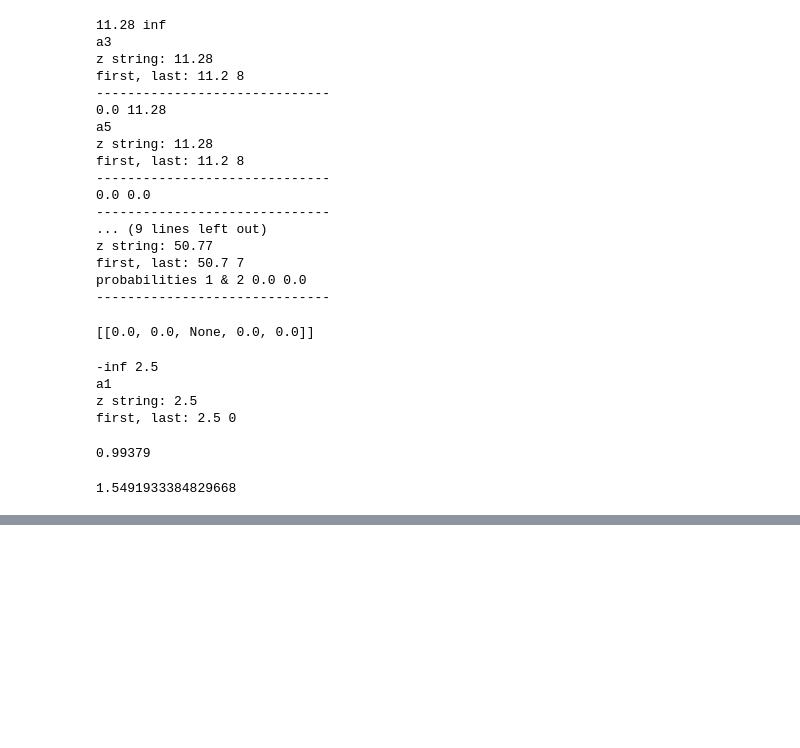
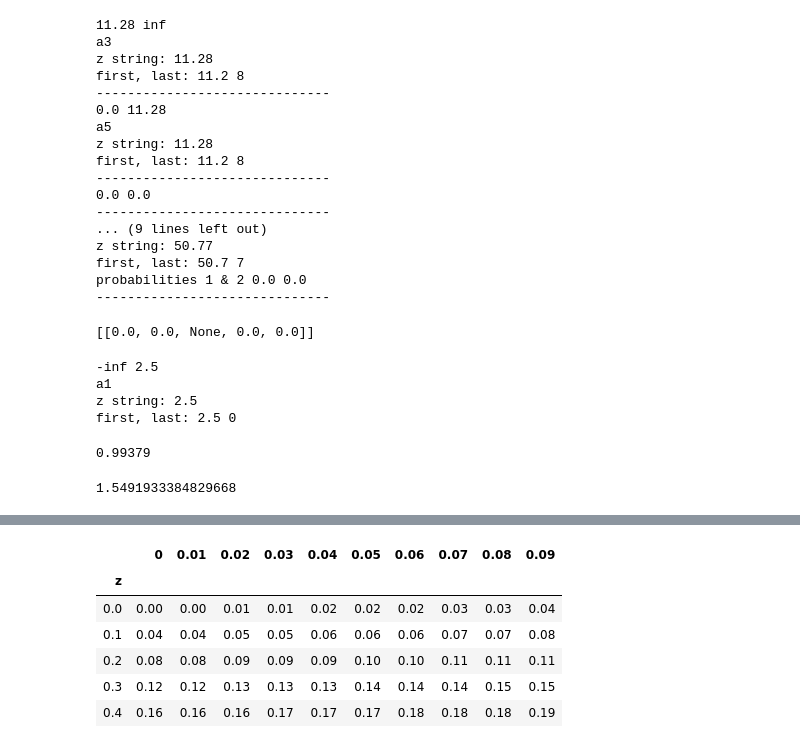
Before and after one commit to amitsanger3/frequency_distribution, a Jupyter notebook: stat2.ipynb, the cells around one changed output, grey strips where cells are left out. Drawn from its saved outputs; the diff is of its cells as text; code cells hidden in the pictures; blank space fills up the shorter version.

```diff
--- a/stat2.ipynb
+++ b/stat2.ipynb
@@ -169,0 +278,10 @@ scipy.stats.norm()
+# %%
+dfr.head()
+# %% [output]
+|  | 0 | 0.01 | 0.02 | 0.03 | 0.04 | 0.05 | 0.06 | 0.07 | 0.08 | 0.09 |
+| z |  |  |  |  |  |  |  |  |  |  |
+| 0.0 | 0.00 | 0.00 | 0.01 | 0.01 | 0.02 | 0.02 | 0.02 | 0.03 | 0.03 | 0.04 |
+| 0.1 | 0.04 | 0.04 | 0.05 | 0.05 | 0.06 | 0.06 | 0.06 | 0.07 | 0.07 | 0.08 |
+| 0.2 | 0.08 | 0.08 | 0.09 | 0.09 | 0.09 | 0.10 | 0.10 | 0.11 | 0.11 | 0.11 |
+| 0.3 | 0.12 | 0.12 | 0.13 | 0.13 | 0.13 | 0.14 | 0.14 | 0.14 | 0.15 | 0.15 |
+| 0.4 | 0.16 | 0.16 | 0.16 | 0.17 | 0.17 | 0.17 | 0.18 | 0.18 | 0.18 | 0.19 |
```
Also changed, not shown: parts of 21 cells of this notebook, 1 other file.
